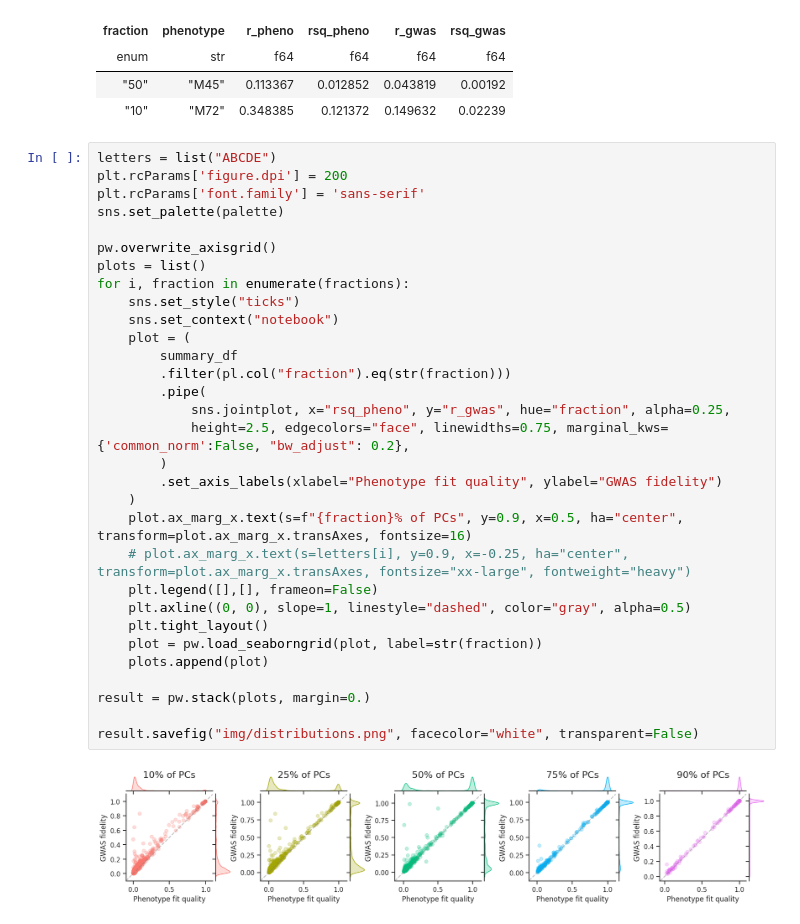
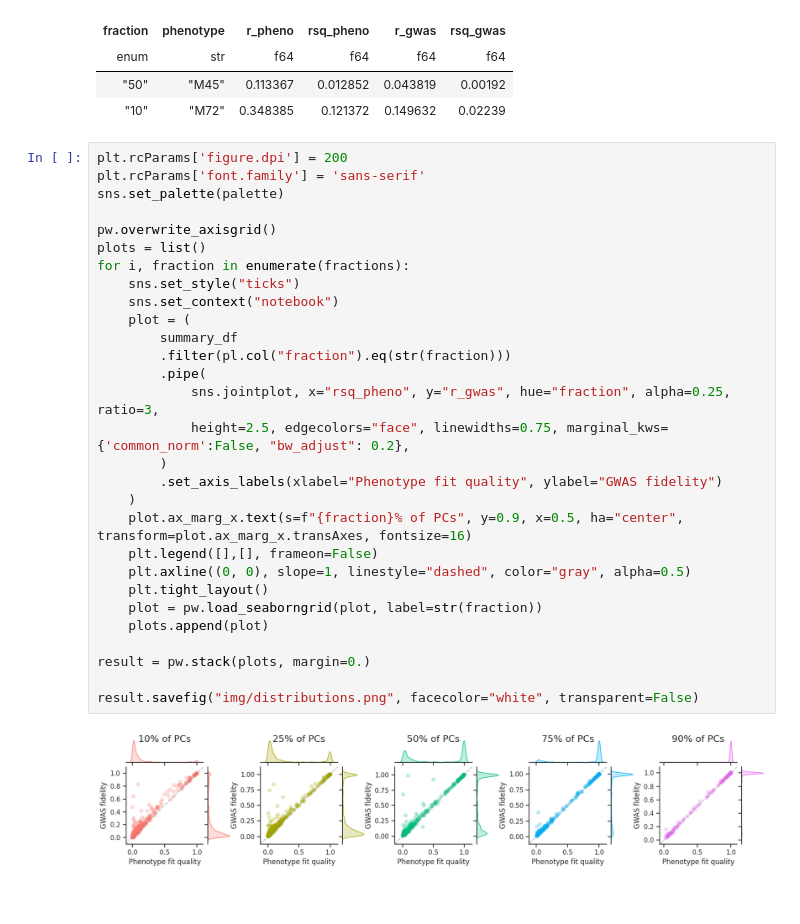
Before and after one commit to zietzm/webgwas-analysis, a Jupyter notebook: analyses/3.pca/2-plot-python.ipynb, the cells around one changed output. Drawn from its saved outputs; the diff is of its cells as text.

Commit message:
feat: update pca plot to show more of the density marginals

```diff
--- a/analyses/3.pca/2-plot-python.ipynb
+++ b/analyses/3.pca/2-plot-python.ipynb
@@ -36,35 +36,33 @@ shape: (2, 6)
 | "50" | "M45" | 0.113367 | 0.012852 | 0.043819 | 0.00192 |
 | "10" | "M72" | 0.348385 | 0.121372 | 0.149632 | 0.02239 |
 # %%
-letters = list("ABCDE")
 plt.rcParams['figure.dpi'] = 200
 plt.rcParams['font.family'] = 'sans-serif'
 sns.set_palette(palette)
 
 pw.overwrite_axisgrid()
 plots = list()
 for i, fraction in enumerate(fractions):
     sns.set_style("ticks")
     sns.set_context("notebook")
     plot = (
         summary_df
         .filter(pl.col("fraction").eq(str(fraction)))
         .pipe(
-            sns.jointplot, x="rsq_pheno", y="r_gwas", hue="fraction", alpha=0.25,
+            sns.jointplot, x="rsq_pheno", y="r_gwas", hue="fraction", alpha=0.25, ratio=3,
             height=2.5, edgecolors="face", linewidths=0.75, marginal_kws={'common_norm':False, "bw_adjust": 0.2},
         )
         .set_axis_labels(xlabel="Phenotype fit quality", ylabel="GWAS fidelity")
     )
     plot.ax_marg_x.text(s=f"{fraction}% of PCs", y=0.9, x=0.5, ha="center", transform=plot.ax_marg_x.transAxes, fontsize=16)
-    # plot.ax_marg_x.text(s=letters[i], y=0.9, x=-0.25, ha="center", transform=plot.ax_marg_x.transAxes, fontsize="xx-large", fontweight="heavy")
     plt.legend([],[], frameon=False)
     plt.axline((0, 0), slope=1, linestyle="dashed", color="gray", alpha=0.5)
     plt.tight_layout()
     plot = pw.load_seaborngrid(plot, label=str(fraction))
     plots.append(plot)
 
 result = pw.stack(plots, margin=0.)
 
 result.savefig("img/distributions.png", facecolor="white", transparent=False)
 # %% [output]
-[figure, old version]
+[figure, new version]
```
Also changed, not shown: 1 other file.
